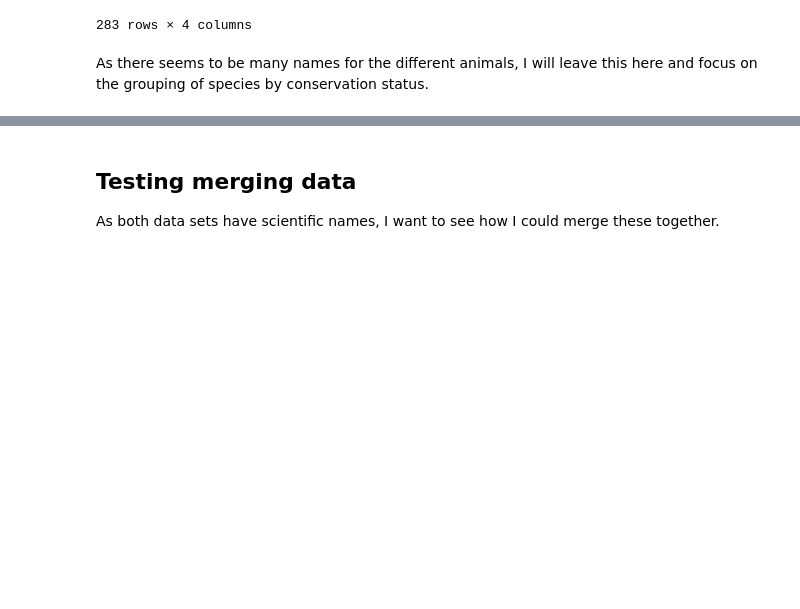
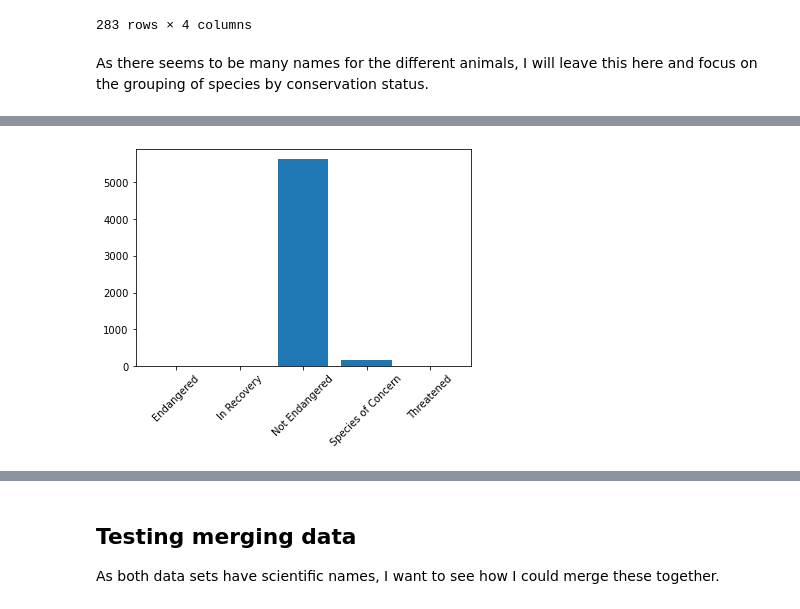
Before and after one commit to mplockhart/codecademy_projects, a Jupyter notebook: biodiversity_starter/biodiversity.ipynb, the cells around one changed output, grey strips where cells are left out. Saved outputs shown, nothing was run; the diff lists cells and outputs as text; code cells hidden in the pictures; blank space fills up the shorter version.

```diff
--- a/biodiversity_starter/biodiversity.ipynb
+++ b/biodiversity_starter/biodiversity.ipynb
@@ -204,0 +249,3 @@ from the initial massive amount of data, onlt
+# %%
+conserve_status_species = species.groupby(['conservation_status']).size()
+conserve_status_species.head(len(conserve_status_species))
@@ -204,0 +260,6 @@ from the initial massive amount of data, onlt
+# %%
+plt.bar(conserve_status_species.index, conserve_status_species)
+plt.xticks(rotation=45)
+plt.show()
+# %% [output]
+[figure, added]
```
Also changed, not shown: parts of 26 cells of this notebook.
